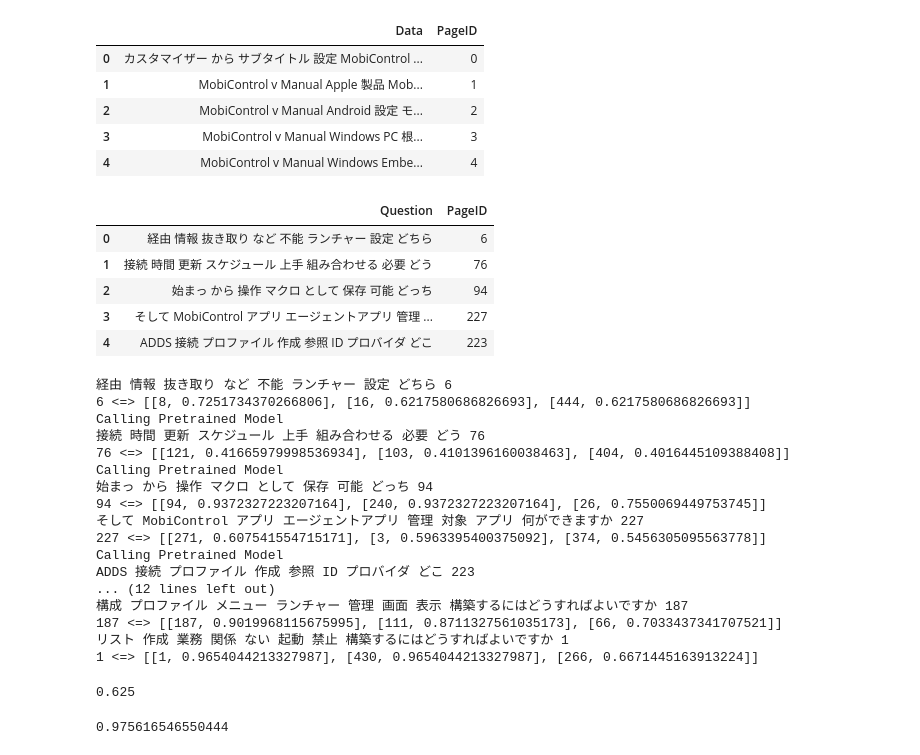
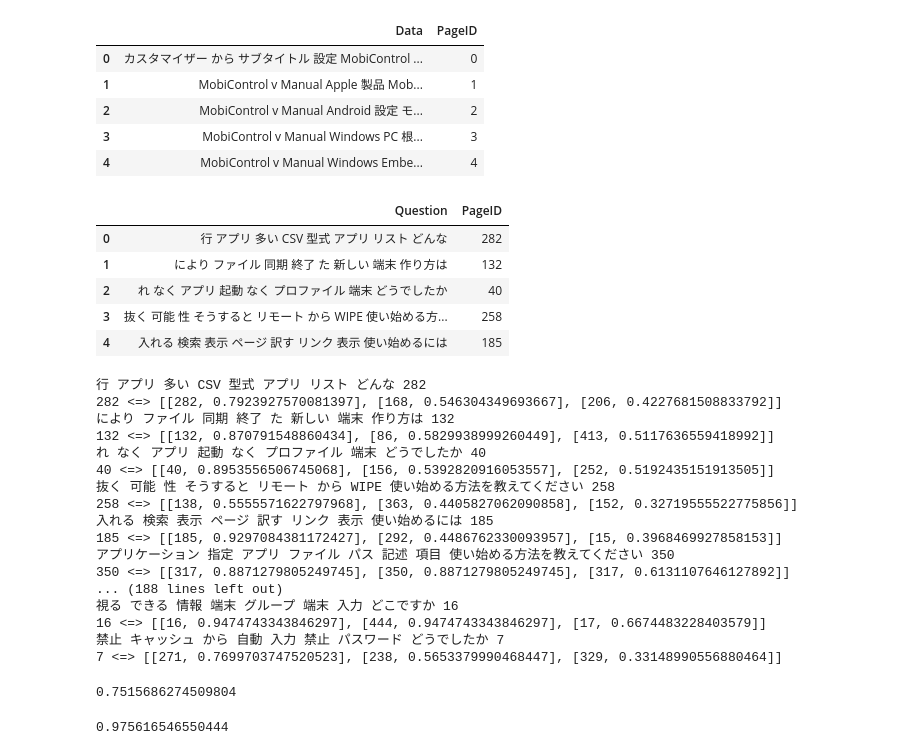
Before and after one commit to Iftekhar-mobin/AI-system, a Jupyter notebook: retrieval_Model/Page_Ranking_Experiment/pipelines/sequence_match_count_TFIDF_vectorization.ipynb, the cells around one changed output. Saved outputs shown, nothing was run; the diff lists cells and outputs as text; code cells hidden in the pictures.

```diff
--- a/retrieval_Model/Page_Ranking_Experiment/pipelines/sequence_match_count_TFIDF_vectorization.ipynb
+++ b/retrieval_Model/Page_Ranking_Experiment/pipelines/sequence_match_count_TFIDF_vectorization.ipynb
@@ -47,16 +47,16 @@ perpage_dataset.head()
 | 3 | MobiControl v Manual Windows PC 根... | 3 |
 | 4 | MobiControl v Manual Windows Embe... | 4 |
 # %%
-sample_size = 10
+sample_size = 100
 questions_samples = question_maker.question_dataframe_generator_1000(split_corpus, sample_size)
 questions_samples.head()
 # %% [output]
 |  | Question | PageID |
-| 0 | 経由 情報 抜き取り など 不能 ランチャー 設定 どちら | 6 |
-| 1 | 接続 時間 更新 スケジュール 上手 組み合わせる 必要 どう | 76 |
-| 2 | 始まっ から 操作 マクロ として 保存 可能 どっち | 94 |
-| 3 | そして MobiControl アプリ エージェントアプリ 管理 ... | 227 |
-| 4 | ADDS 接続 プロファイル 作成 参照 ID プロバイダ どこ | 223 |
+| 0 | 行 アプリ 多い CSV 型式 アプリ リスト どんな | 282 |
+| 1 | により ファイル 同期 終了 た 新しい 端末 作り方は | 132 |
+| 2 | れ なく アプリ 起動 なく プロファイル 端末 どうでしたか | 40 |
+| 3 | 抜く 可能 性 そうすると リモート から WIPE 使い始める方... | 258 |
+| 4 | 入れる 検索 表示 ページ 訳す リンク 表示 使い始めるには | 185 |
 # %%
 vec = vectorization.vector_fit(TFIDF_vectorizer, split_corpus)
 # %%
@@ -75,8 +75,8 @@ for index, col in questions_samples.iterrows():
     filtered_ranks = ranking.filtering_ranks(ranks, perpage_sequence_match, query, vec)
     print(col['PageID'], "<=>", filtered_ranks)
 
-    if filtered_ranks[0][1] < 0.75:
-        print("Calling Pretrained Model")
+#     if filtered_ranks[0][1] < 0.75:
+#         print("Calling Pretrained Model")
 
     page_answers = []
     prediction_scores = []
@@ -94,24 +94,24 @@ result.to_csv('seq_matcher_TFIDF_Vectorizer_performance.csv')
 score = sum_score/sample_count
 score
 # %% [output]
-経由 情報 抜き取り など 不能 ランチャー 設定 どちら 6
-6 <=> [[8, 0.7251734370266806], [16, 0.6217580686826693], [444, 0.6217580686826693]]
-Calling Pretrained Model
-接続 時間 更新 スケジュール 上手 組み合わせる 必要 どう 76
-76 <=> [[121, 0.41665979998536934], [103, 0.4101396160038463], [404, 0.4016445109388408]]
-Calling Pretrained Model
-始まっ から 操作 マクロ として 保存 可能 どっち 94
-94 <=> [[94, 0.9372327223207164], [240, 0.9372327223207164], [26, 0.7550069449753745]]
-そして MobiControl アプリ エージェントアプリ 管理 対象 アプリ 何ができますか 227
-227 <=> [[271, 0.607541554715171], [3, 0.5963395400375092], [374, 0.5456305095563778]]
-Calling Pretrained Model
-ADDS 接続 プロファイル 作成 参照 ID プロバイダ どこ 223
-... (12 lines left out)
-構成 プロファイル メニュー ランチャー 管理 画面 表示 構築するにはどうすればよいですか 187
-187 <=> [[187, 0.9019968115675995], [111, 0.8711327561035173], [66, 0.7033437341707521]]
-リスト 作成 業務 関係 ない 起動 禁止 構築するにはどうすればよいですか 1
-1 <=> [[1, 0.9654044213327987], [430, 0.9654044213327987], [266, 0.6671445163913224]]
+行 アプリ 多い CSV 型式 アプリ リスト どんな 282
+282 <=> [[282, 0.7923927570081397], [168, 0.546304349693667], [206, 0.4227681508833792]]
+により ファイル 同期 終了 た 新しい 端末 作り方は 132
+132 <=> [[132, 0.870791548860434], [86, 0.5829938999260449], [413, 0.5117636559418992]]
+れ なく アプリ 起動 なく プロファイル 端末 どうでしたか 40
+40 <=> [[40, 0.8953556506745068], [156, 0.5392820916053557], [252, 0.5192435151913505]]
+抜く 可能 性 そうすると リモート から WIPE 使い始める方法を教えてください 258
+258 <=> [[138, 0.5555571622797968], [363, 0.4405827062090858], [152, 0.32719555522775856]]
+入れる 検索 表示 ページ 訳す リンク 表示 使い始めるには 185
+185 <=> [[185, 0.9297084381172427], [292, 0.4486762330093957], [15, 0.3968469927858153]]
+アプリケーション 指定 アプリ ファイル パス 記述 項目 使い始める方法を教えてください 350
+350 <=> [[317, 0.8871279805249745], [350, 0.8871279805249745], [317, 0.6131107646127892]]
+... (188 lines left out)
+視る できる 情報 端末 グループ 端末 入力 どこですか 16
+16 <=> [[16, 0.9474743343846297], [444, 0.9474743343846297], [17, 0.6674483228403579]]
+禁止 キャッシュ から 自動 入力 禁止 パスワード どうでしたか 7
+7 <=> [[271, 0.7699703747520523], [238, 0.5653379990468447], [329, 0.33148990556880464]]
-0.625
+0.7515686274509804
 # %%
 filtered_ranks[0][1]
 # %% [output]
```
Also changed, not shown: 5 other files.
